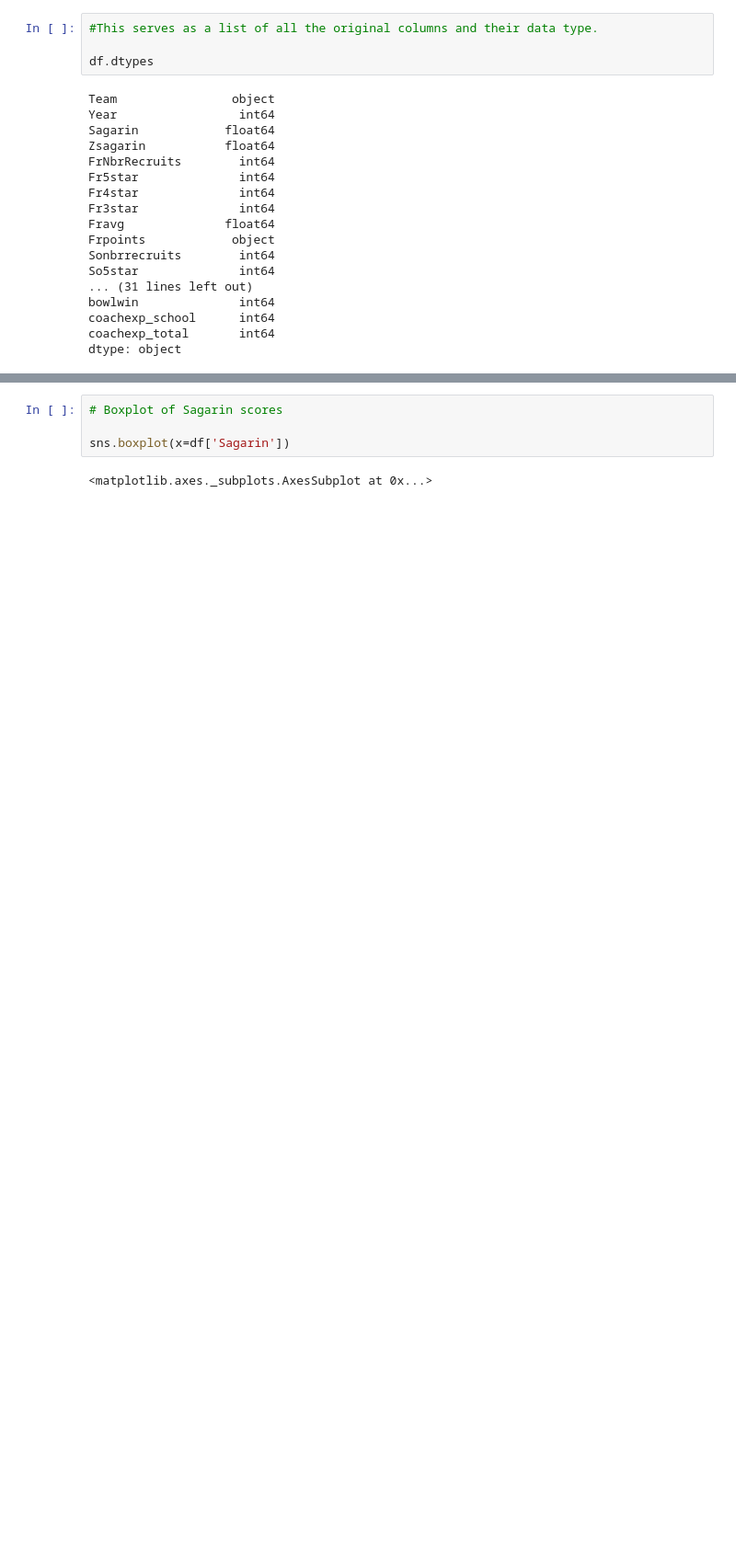
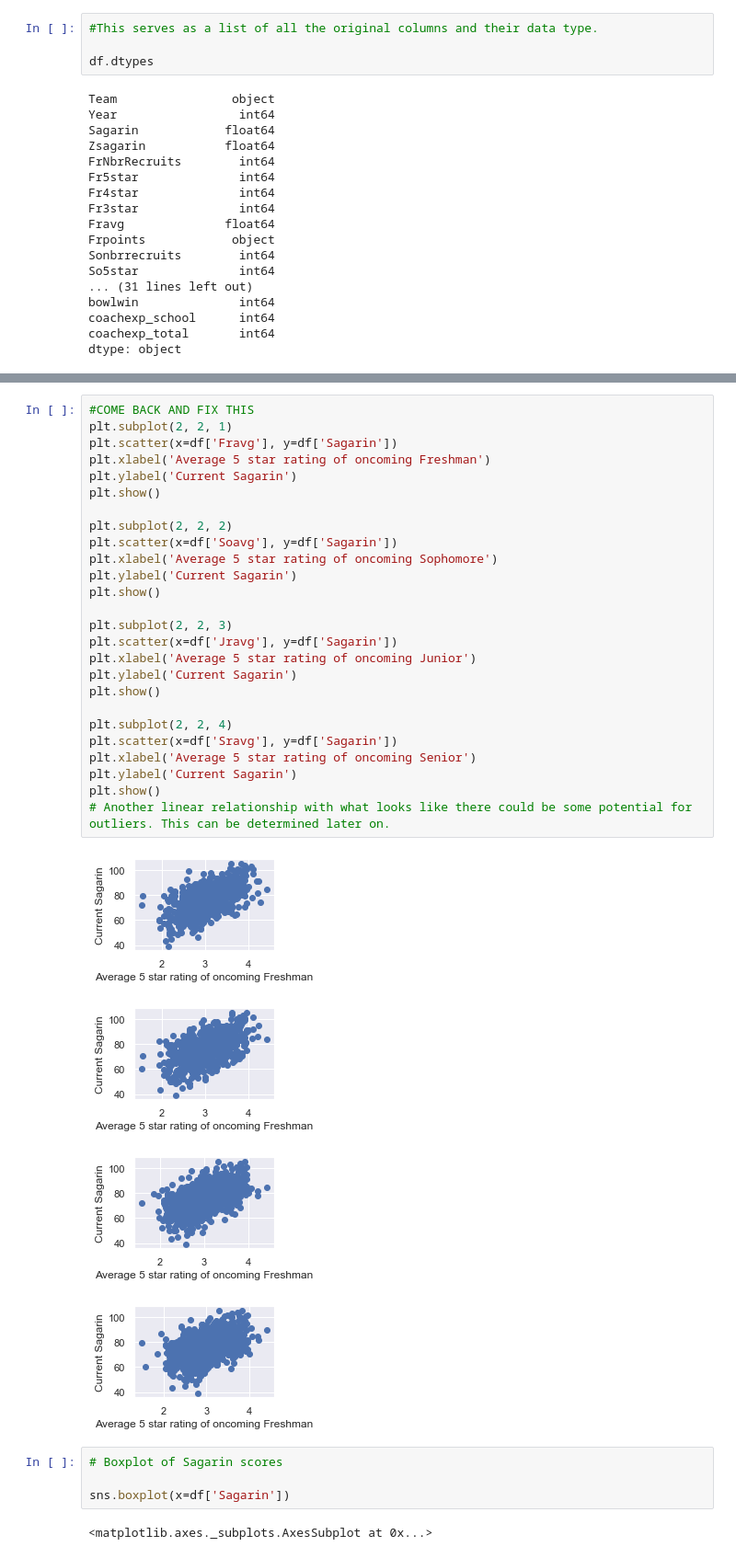
Before and after one commit to JacksonPHamilton/football-sagarin, a Jupyter notebook: College Football.ipynb, the cells around one changed output, grey strips where cells are left out. Shown at 92% size. Saved outputs shown, nothing was run; the diff lists cells and outputs as text; blank space fills up the shorter version.

```diff
--- a/College Football.ipynb
+++ b/College Football.ipynb
@@ -110,3 +114,34 @@ c
+# %%
+#COME BACK AND FIX THIS
+plt.subplot(2, 2, 1)
+plt.scatter(x=df['Fravg'], y=df['Sagarin'])
+plt.xlabel('Average 5 star rating of oncoming Freshman')
+plt.ylabel('Current Sagarin')
+plt.show()
+
+plt.subplot(2, 2, 2)
+plt.scatter(x=df['Soavg'], y=df['Sagarin'])
+plt.xlabel('Average 5 star rating of oncoming Sophomore')
+plt.ylabel('Current Sagarin')
+plt.show()
+
+plt.subplot(2, 2, 3)
+plt.scatter(x=df['Jravg'], y=df['Sagarin'])
+plt.xlabel('Average 5 star rating of oncoming Junior')
+plt.ylabel('Current Sagarin')
+plt.show()
+
+plt.subplot(2, 2, 4)
+plt.scatter(x=df['Sravg'], y=df['Sagarin'])
+plt.xlabel('Average 5 star rating of oncoming Senior')
+plt.ylabel('Current Sagarin')
+plt.show()
+# Another linear relationship with what looks like there could be some potential for outliers. This can be determined later on.
+# %% [output]
+[figure, added]
+[figure, added]
+[figure, added]
+[figure, added]
 # %%
 # Boxplot of Sagarin scores
 
```
Also changed, not shown: parts of 21 cells of this notebook.
